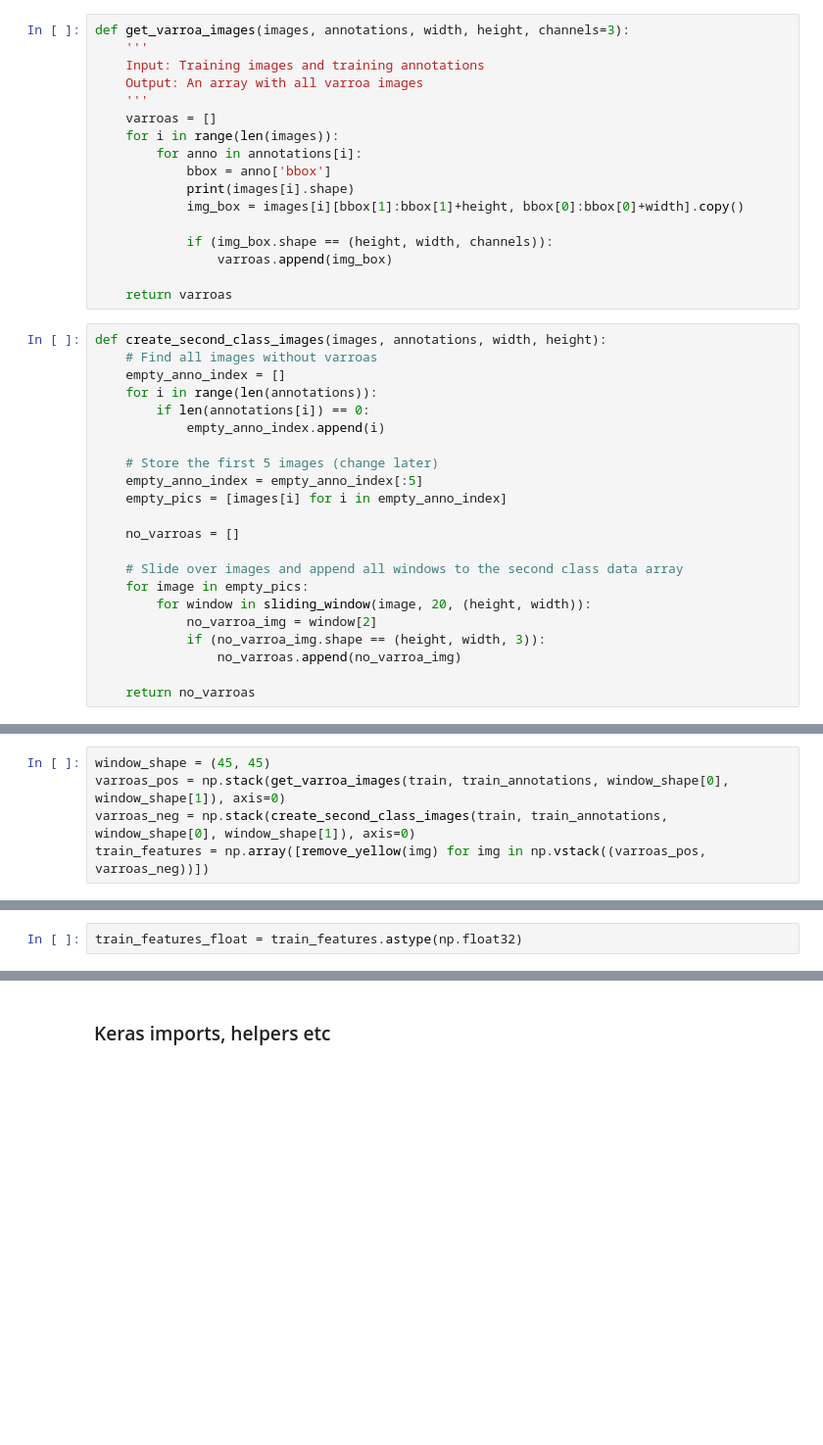
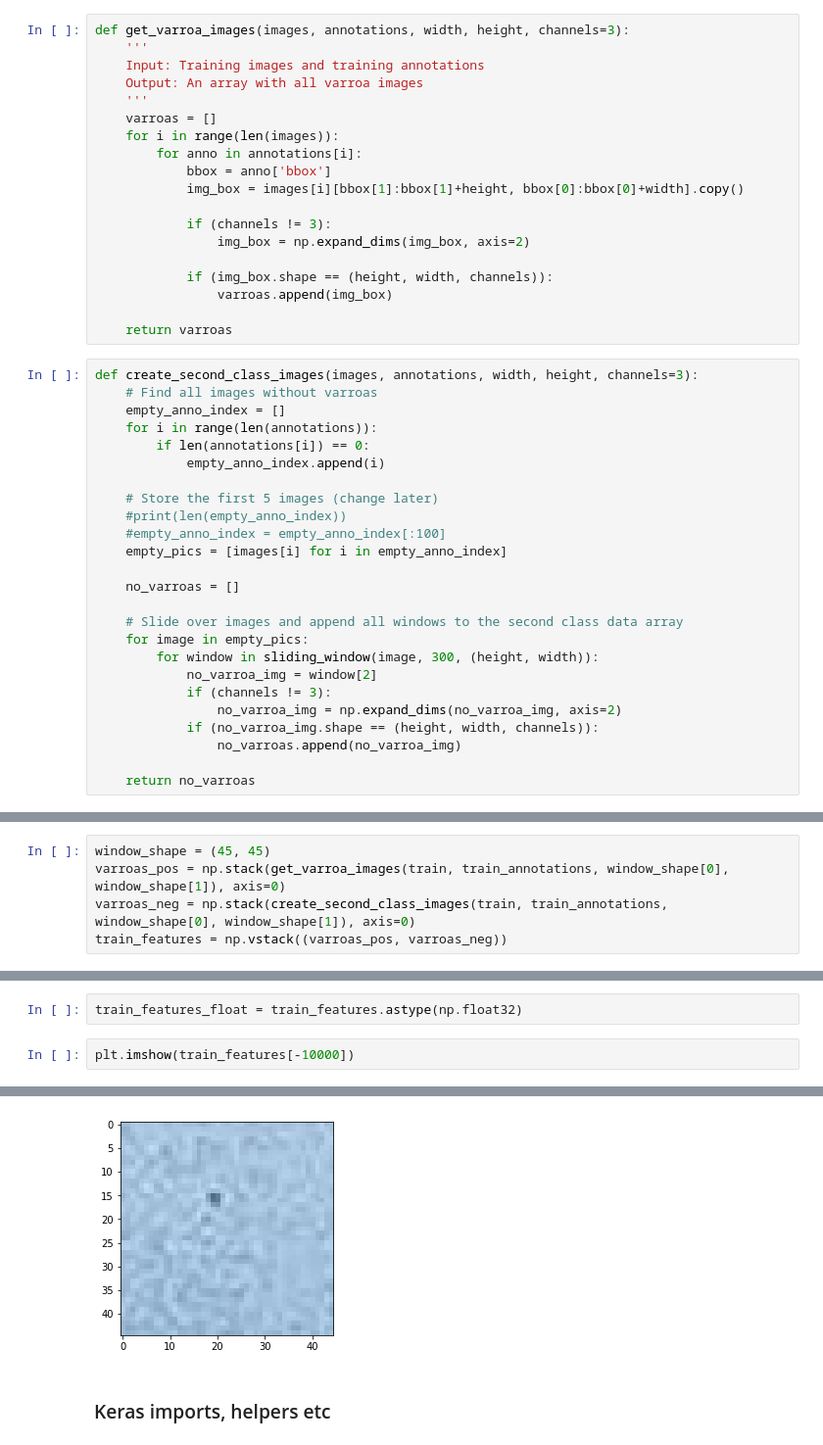
Before and after one commit to emmwel/img_an_pat_rec, a Jupyter notebook: project/special_project.ipynb, the cells around one changed output, grey strips where cells are left out. Shown: that part at 98% size. Drawn from its saved outputs; the diff is of its cells as text; blank space fills up the shorter version.

```diff
--- a/project/special_project.ipynb
+++ b/project/special_project.ipynb
@@ -522,15 +522,17 @@ def get_varroa_images(images, annotations, width, height, channels=3):
     for i in range(len(images)):
         for anno in annotations[i]:
             bbox = anno['bbox']
-            print(images[i].shape)
             img_box = images[i][bbox[1]:bbox[1]+height, bbox[0]:bbox[0]+width].copy()
+
+            if (channels != 3):
+                img_box = np.expand_dims(img_box, axis=2)
 
             if (img_box.shape == (height, width, channels)):
                 varroas.append(img_box)
 
     return varroas
 # %%
-def create_second_class_images(images, annotations, width, height):
+def create_second_class_images(images, annotations, width, height, channels=3):
     # Find all images without varroas
     empty_anno_index = []
     for i in range(len(annotations)):
@@ -538,16 +540,19 @@ def create_second_class_images(images, annotations, width, height):
             empty_anno_index.append(i)
 
     # Store the first 5 images (change later)
-    empty_anno_index = empty_anno_index[:5]
+    #print(len(empty_anno_index))
+    #empty_anno_index = empty_anno_index[:100]
     empty_pics = [images[i] for i in empty_anno_index]
 
     no_varroas = []
 
     # Slide over images and append all windows to the second class data array
     for image in empty_pics:
-        for window in sliding_window(image, 20, (height, width)):
+        for window in sliding_window(image, 300, (height, width)):
             no_varroa_img = window[2]
-            if (no_varroa_img.shape == (height, width, 3)):
+            if (channels != 3):
+                no_varroa_img = np.expand_dims(no_varroa_img, axis=2)
+            if (no_varroa_img.shape == (height, width, channels)):
                 no_varroas.append(no_varroa_img)
 
     return no_varroas
@@ -557,7 +562,7 @@ Create train features and save them.
 window_shape = (45, 45)
 varroas_pos = np.stack(get_varroa_images(train, train_annotations, window_shape[0], window_shape[1]), axis=0)
 varroas_neg = np.stack(create_second_class_images(train, train_annotations, window_shape[0], window_shape[1]), axis=0)
-train_features = np.array([remove_yellow(img) for img in np.vstack((varroas_pos, varroas_neg))])
+train_features = np.vstack((varroas_pos, varroas_neg))
 # %%
 train_features.shape
 # %% [output]
@@ -575,2 +580,5 @@ train_labels.shape
 # %%
 train_features_float = train_features.astype(np.float32)
+# %%
+plt.imshow(train_features[-10000])
+# %% [output]
@@ -577,3 +586,4 @@ train_features_float = train_features.astype(np.float32)
+[figure, added]
 # %% [markdown]
 ### Keras imports, helpers etc
 # %%
```
Also changed, not shown: parts of 24 cells of this notebook.
